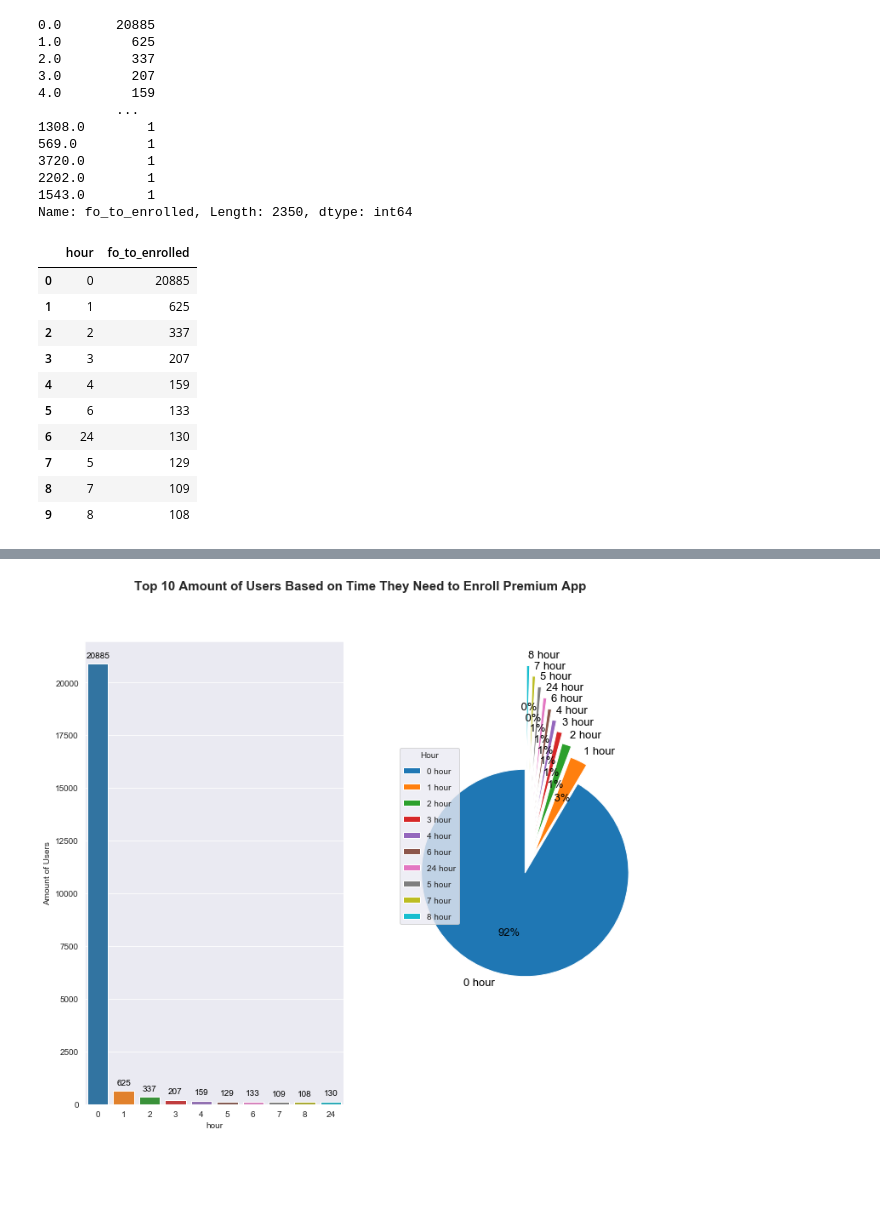
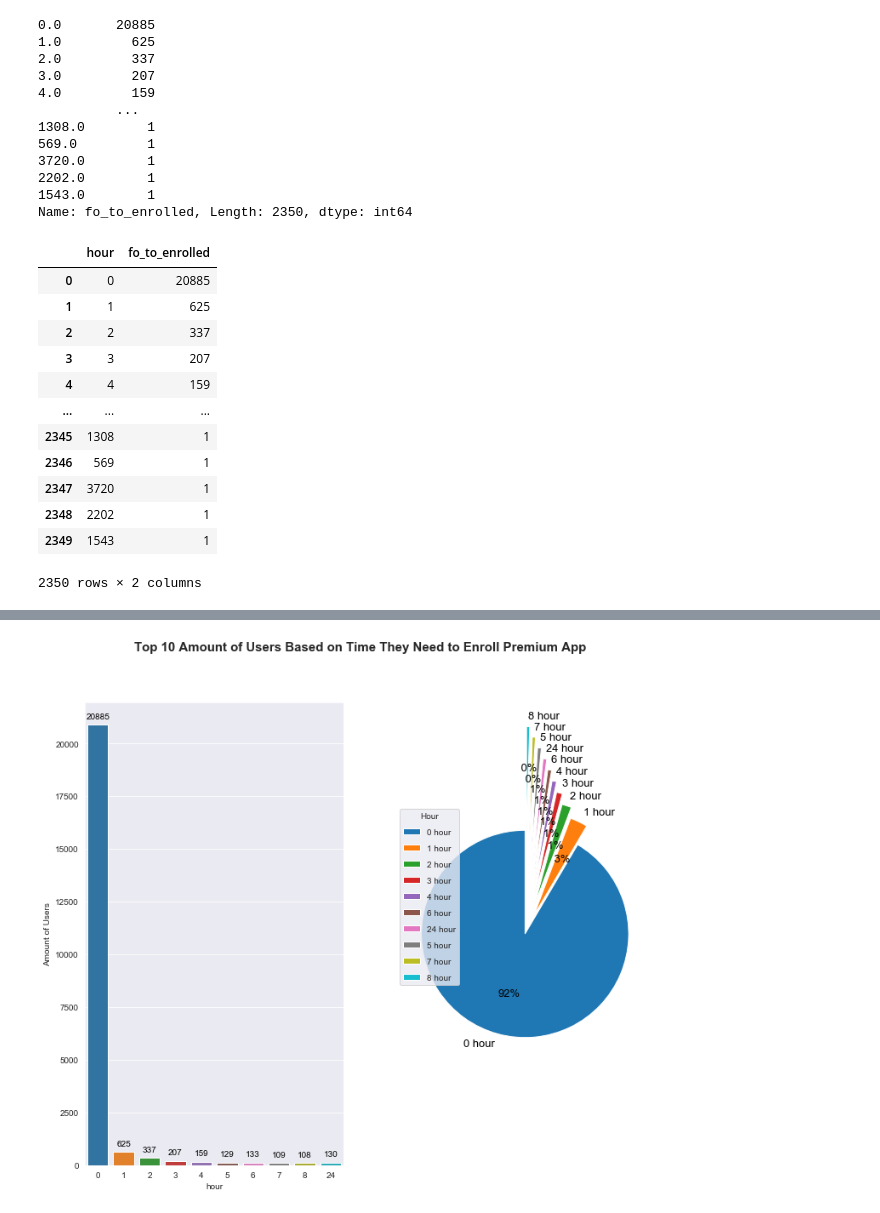
Before and after one commit to abdurrahmanshidiq/FINAL_PROJECT_FIX, a Jupyter notebook: FP02_Data_Visualization.ipynb, the cells around one changed output, grey strips where cells are left out. Cells and saved outputs as stored; diff of their text form; code cells hidden in the pictures; blank space fills up the shorter version.

```diff
--- a/FP02_Data_Visualization.ipynb
+++ b/FP02_Data_Visualization.ipynb
@@ -271,17 +369,19 @@ dfrc = dfrc.reset_index()
 dfrc.rename(columns={'index':'hour'}, inplace=True)
 # %%
 dfrc['hour'] = dfrc['hour'].apply(lambda x : int(x))
-dfrc = dfrc.sort_values('fo_to_enrolled',ascending=False).head(10)
+dfrc_10 = dfrc.sort_values('fo_to_enrolled',ascending=False).head(10)
 dfrc
 # %% [output]
 |  | hour | fo_to_enrolled |
 | 0 | 0 | 20885 |
 | 1 | 1 | 625 |
 | 2 | 2 | 337 |
 | 3 | 3 | 207 |
 | 4 | 4 | 159 |
-| 5 | 6 | 133 |
-| 6 | 24 | 130 |
-| 7 | 5 | 129 |
-| 8 | 7 | 109 |
-| 9 | 8 | 108 |
+| ... | ... | ... |
+| 2345 | 1308 | 1 |
+| 2346 | 569 | 1 |
+| 2347 | 3720 | 1 |
+| 2348 | 2202 | 1 |
+| 2349 | 1543 | 1 |
+2350 rows × 2 columns
```
Also changed, not shown: parts of 59 cells of this notebook, 2 other files.
